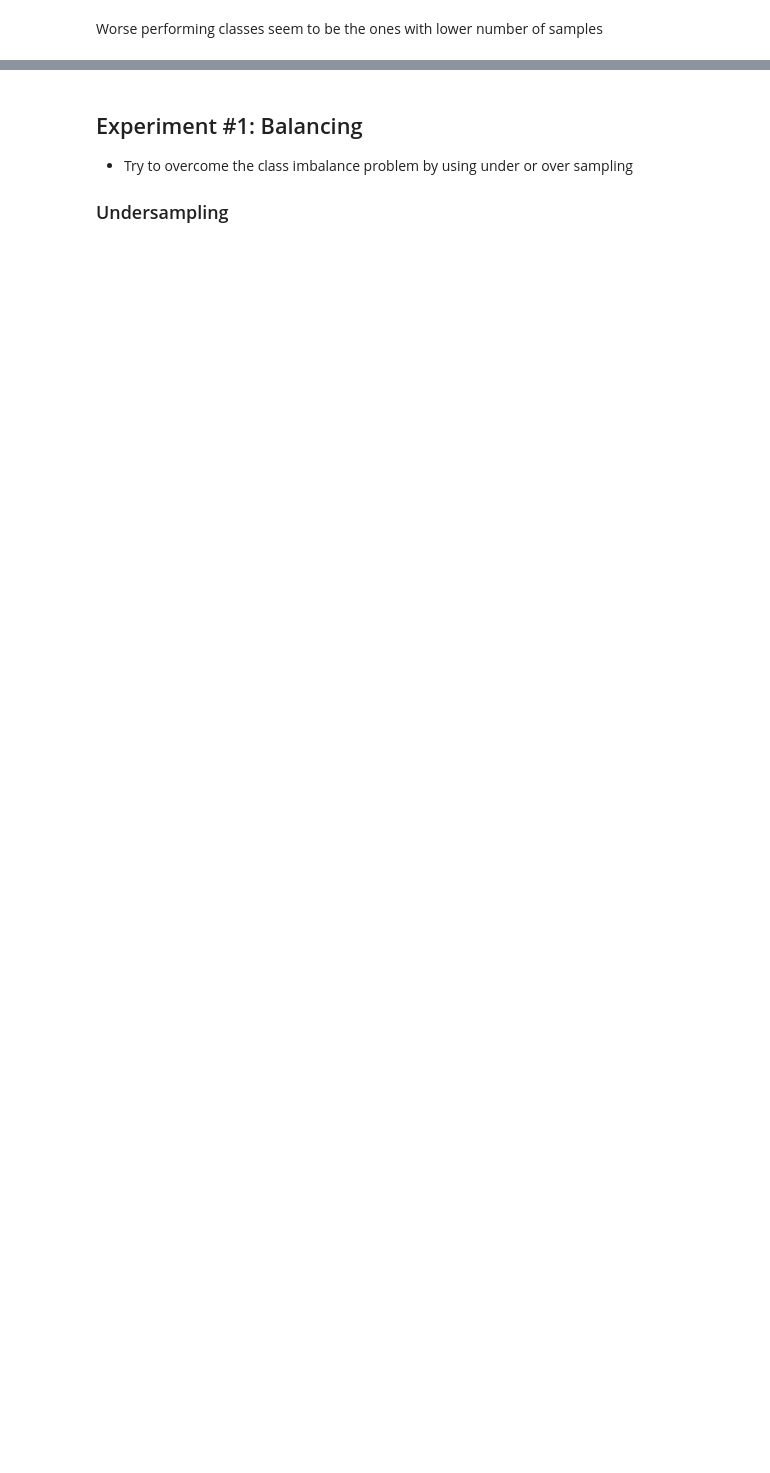
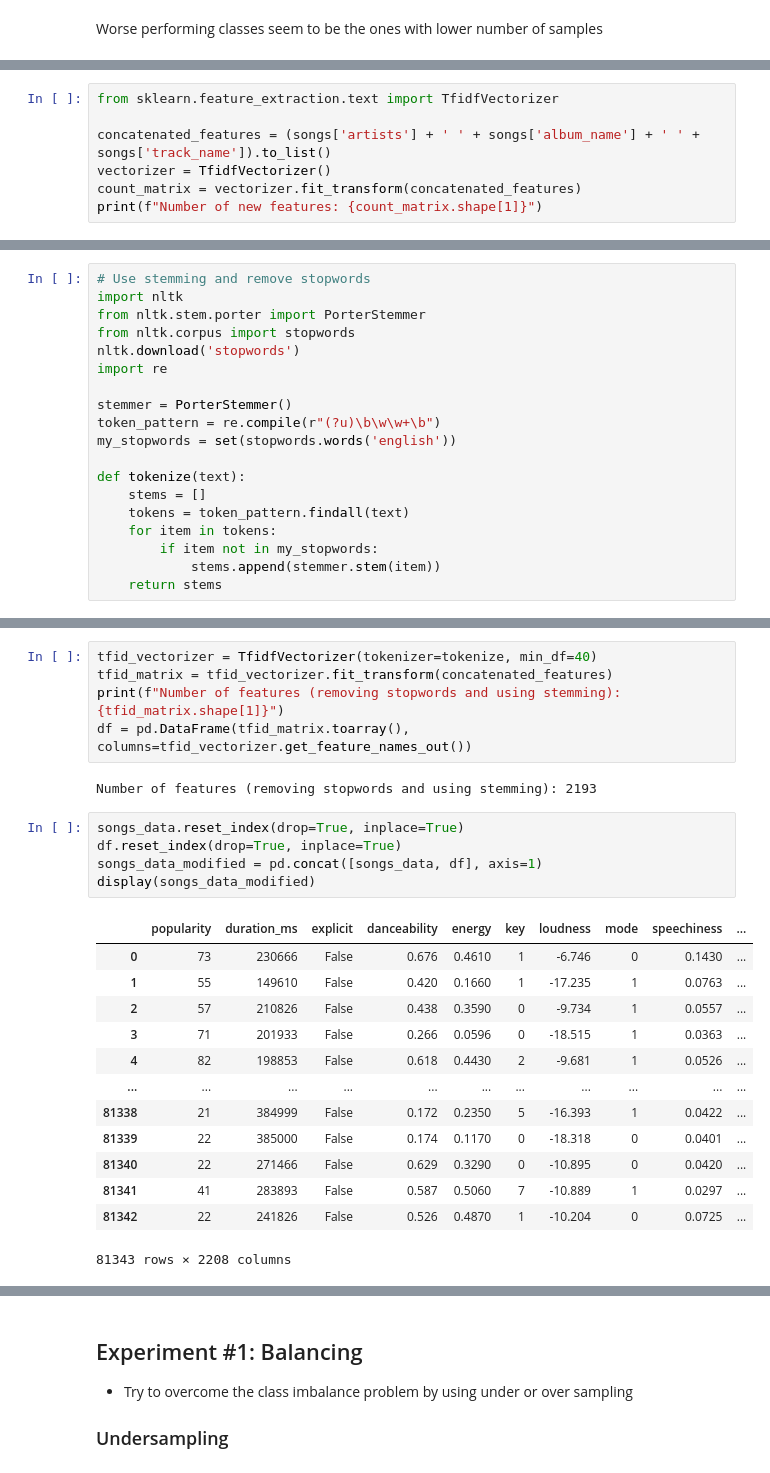
Before and after one commit to liza-no/IE500_Data_Mining_Project, a Jupyter notebook: song-genre-predictor.ipynb, the cells around one changed output, grey strips where cells are left out. Drawn from its saved outputs; the diff is of its cells as text; blank space fills up the shorter version.

```diff
--- a/song-genre-predictor.ipynb
+++ b/song-genre-predictor.ipynb
@@ -170,0 +178,7 @@ Some insights from the confusion matrix:
+# %%
+from sklearn.feature_extraction.text import TfidfVectorizer
+
+concatenated_features = (songs['artists'] + ' ' + songs['album_name'] + ' ' + songs['track_name']).to_list()
+vectorizer = TfidfVectorizer()
+count_matrix = vectorizer.fit_transform(concatenated_features)
+print(f"Number of new features: {count_matrix.shape[1]}")
@@ -170,0 +189,19 @@ Some insights from the confusion matrix:
+# %%
+# Use stemming and remove stopwords
+import nltk
+from nltk.stem.porter import PorterStemmer
+from nltk.corpus import stopwords
+nltk.download('stopwords')
+import re
+
+stemmer = PorterStemmer()
+token_pattern = re.compile(r"(?u)\b\w\w+\b")
+my_stopwords = set(stopwords.words('english'))
+
+def tokenize(text):
+    stems = []
+    tokens = token_pattern.findall(text)
+    for item in tokens:
+        if item not in my_stopwords:
+            stems.append(stemmer.stem(item))
+    return stems
@@ -170,0 +212,26 @@ Some insights from the confusion matrix:
+# %%
+tfid_vectorizer = TfidfVectorizer(tokenizer=tokenize, min_df=40)
+tfid_matrix = tfid_vectorizer.fit_transform(concatenated_features)
+print(f"Number of features (removing stopwords and using stemming): {tfid_matrix.shape[1]}")
+df = pd.DataFrame(tfid_matrix.toarray(), columns=tfid_vectorizer.get_feature_names_out())
+# %% [output]
+Number of features (removing stopwords and using stemming): 2193
+# %%
+songs_data.reset_index(drop=True, inplace=True)
+df.reset_index(drop=True, inplace=True)
+songs_data_modified = pd.concat([songs_data, df], axis=1)
+display(songs_data_modified)
+# %% [output]
+|  | popularity | duration_ms | explicit | danceability | energy | key | loudness | mode | speechiness | ... |
+| 0 | 73 | 230666 | False | 0.676 | 0.4610 | 1 | -6.746 | 0 | 0.1430 | ... |
+| 1 | 55 | 149610 | False | 0.420 | 0.1660 | 1 | -17.235 | 1 | 0.0763 | ... |
+| 2 | 57 | 210826 | False | 0.438 | 0.3590 | 0 | -9.734 | 1 | 0.0557 | ... |
+| 3 | 71 | 201933 | False | 0.266 | 0.0596 | 0 | -18.515 | 1 | 0.0363 | ... |
+| 4 | 82 | 198853 | False | 0.618 | 0.4430 | 2 | -9.681 | 1 | 0.0526 | ... |
+| ... | ... | ... | ... | ... | ... | ... | ... | ... | ... | ... |
+| 81338 | 21 | 384999 | False | 0.172 | 0.2350 | 5 | -16.393 | 1 | 0.0422 | ... |
+| 81339 | 22 | 385000 | False | 0.174 | 0.1170 | 0 | -18.318 | 0 | 0.0401 | ... |
+| 81340 | 22 | 271466 | False | 0.629 | 0.3290 | 0 | -10.895 | 0 | 0.0420 | ... |
+| 81341 | 41 | 283893 | False | 0.587 | 0.5060 | 7 | -10.889 | 1 | 0.0297 | ... |
+| 81342 | 22 | 241826 | False | 0.526 | 0.4870 | 1 | -10.204 | 0 | 0.0725 | ... |
+81343 rows × 2208 columns
```
Also changed, not shown: parts of 22 cells of this notebook.
